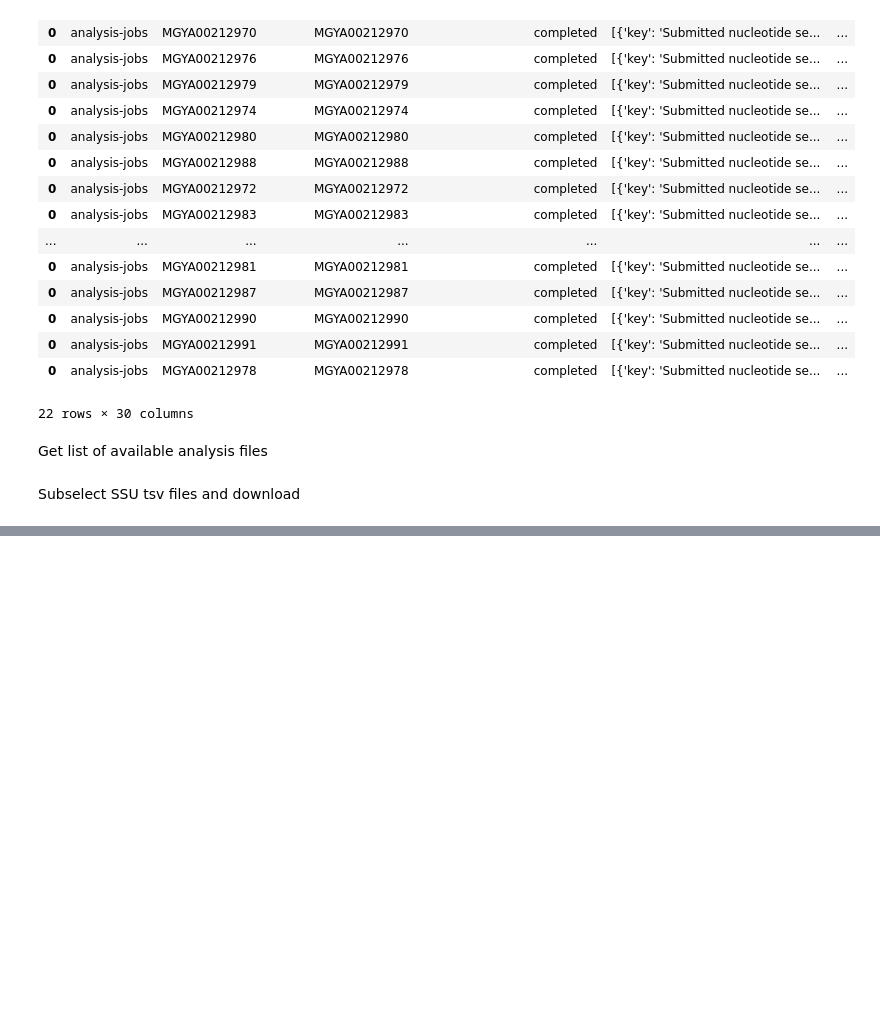
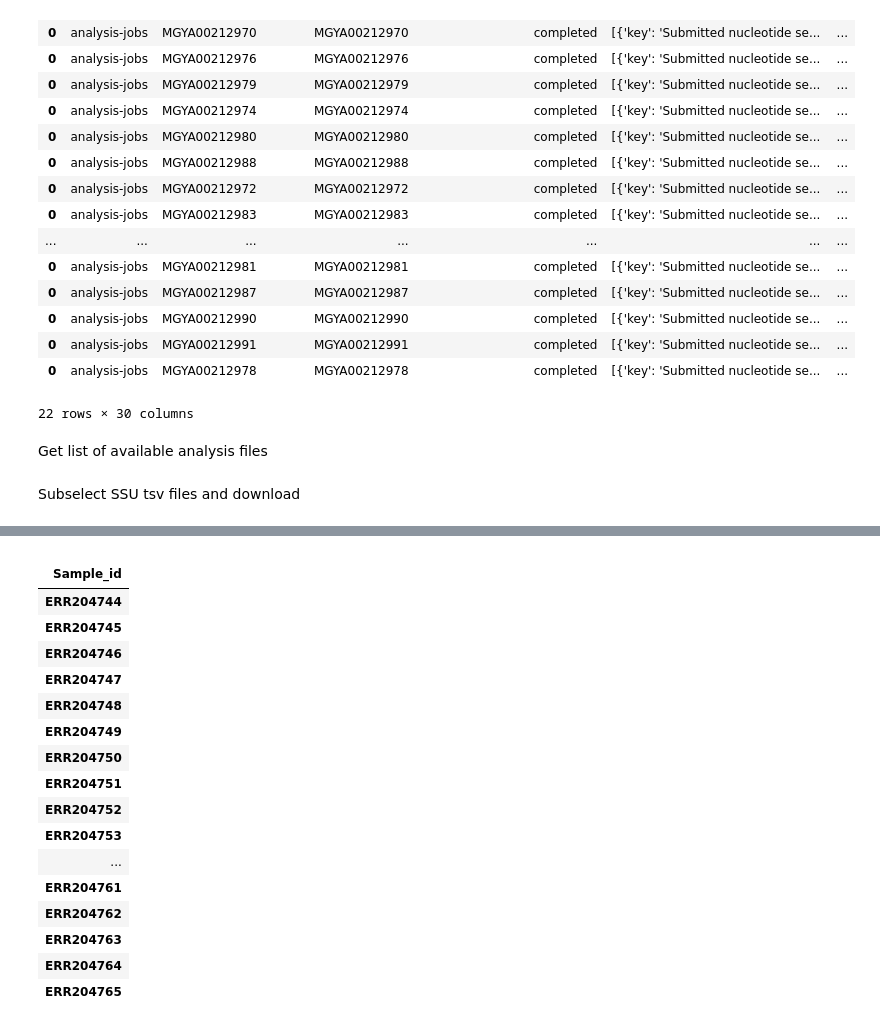
Before and after one commit to MDunitz/metagenomics, a Jupyter notebook: scripts/tutorial_test.ipynb, the cells around one changed output, grey strips where cells are left out. Cells and saved outputs as stored; diff of their text form; code cells hidden in the pictures; blank space fills up the shorter version.

```diff
--- a/scripts/tutorial_test.ipynb
+++ b/scripts/tutorial_test.ipynb
@@ -250,0 +258,21 @@ Name: ERR204745, Length: 304, dtype: float64
+# %%
+adata.obs.merge(sub_sample_df, left_on='Sample_id')
+# %% [output]
+|  |
+| Sample_id |
+| ERR204744 |
+| ERR204745 |
+| ERR204746 |
+| ERR204747 |
+| ERR204748 |
+| ERR204749 |
+| ERR204750 |
+| ERR204751 |
+| ERR204752 |
+| ERR204753 |
+| ... |
+| ERR204761 |
+| ERR204762 |
+| ERR204763 |
+| ERR204764 |
+| ERR204765 |
```
Also changed, not shown: parts of 22 cells of this notebook, 4 other files.
